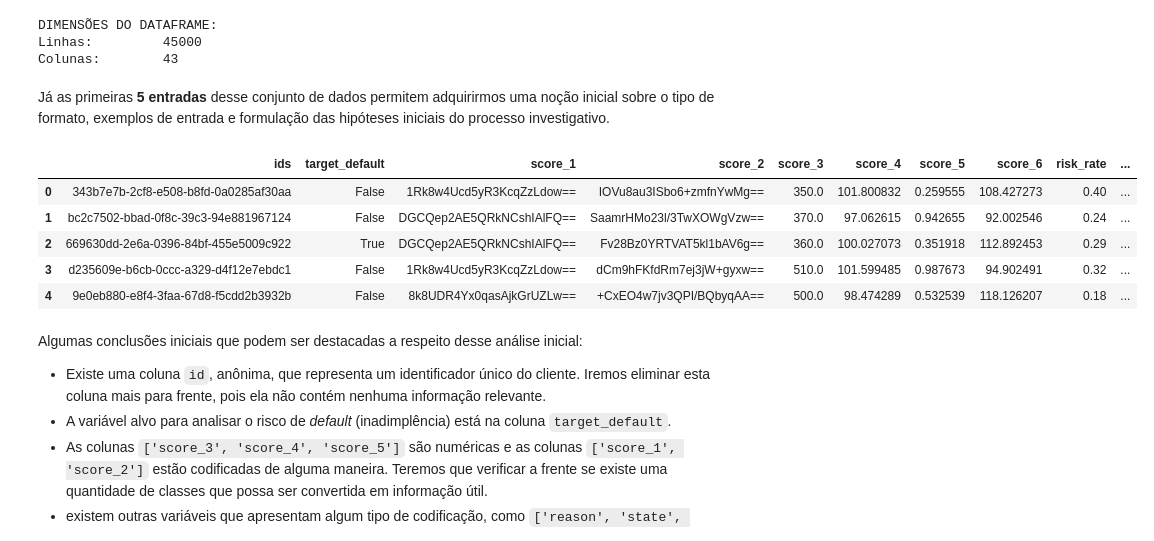
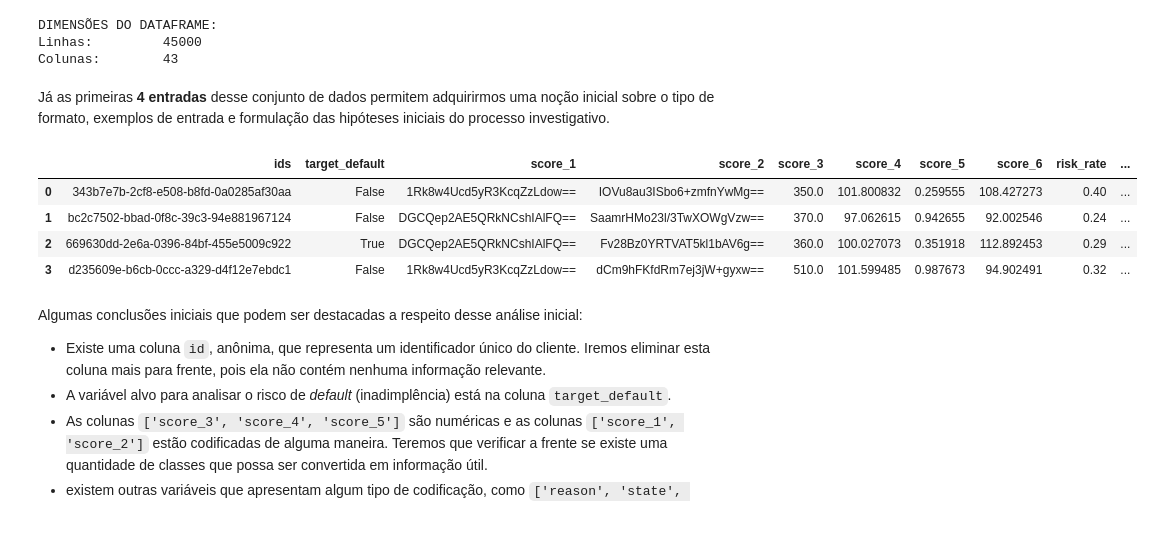
Before and after one commit to RafaelVendiciano/Portfolio, a Jupyter notebook: Avaliação_de_Risco_de_Crédito.ipynb, the cells around one changed output. Drawn from its saved outputs; the diff is of its cells as text; code cells hidden in the pictures.

```diff
--- a/Avaliação_de_Risco_de_Crédito.ipynb
+++ b/Avaliação_de_Risco_de_Crédito.ipynb
@@ -90,17 +90,16 @@ DIMENSÕES DO DATAFRAME:
 Linhas:         45000
 Colunas:        43
 # %% [markdown]
-Já as primeiras **5 entradas** desse conjunto de dados permitem adquirirmos uma noção inicial sobre o tipo de formato, exemplos de entrada e formulação das hipóteses iniciais do processo investigativo.
+Já as primeiras **4 entradas** desse conjunto de dados permitem adquirirmos uma noção inicial sobre o tipo de formato, exemplos de entrada e formulação das hipóteses iniciais do processo investigativo.
 # %%
-# ver as 5 primeiras entradas
-df.head()
+# ver as 4 primeiras entradas
+df.head(4)
 # %% [output]
 |  | ids | target_default | score_1 | score_2 | score_3 | score_4 | score_5 | score_6 | risk_rate | ... |
 | 0 | 343b7e7b-2cf8-e508-b8fd-0a0285af30aa | False | 1Rk8w4Ucd5yR3KcqZzLdow== | IOVu8au3ISbo6+zmfnYwMg== | 350.0 | 101.800832 | 0.259555 | 108.427273 | 0.40 | ... |
 | 1 | bc2c7502-bbad-0f8c-39c3-94e881967124 | False | DGCQep2AE5QRkNCshIAlFQ== | SaamrHMo23l/3TwXOWgVzw== | 370.0 | 97.062615 | 0.942655 | 92.002546 | 0.24 | ... |
 | 2 | 669630dd-2e6a-0396-84bf-455e5009c922 | True | DGCQep2AE5QRkNCshIAlFQ== | Fv28Bz0YRTVAT5kl1bAV6g== | 360.0 | 100.027073 | 0.351918 | 112.892453 | 0.29 | ... |
 | 3 | d235609e-b6cb-0ccc-a329-d4f12e7ebdc1 | False | 1Rk8w4Ucd5yR3KcqZzLdow== | dCm9hFKfdRm7ej3jW+gyxw== | 510.0 | 101.599485 | 0.987673 | 94.902491 | 0.32 | ... |
-| 4 | 9e0eb880-e8f4-3faa-67d8-f5cdd2b3932b | False | 8k8UDR4Yx0qasAjkGrUZLw== | +CxEO4w7jv3QPI/BQbyqAA== | 500.0 | 98.474289 | 0.532539 | 118.126207 | 0.18 | ... |
 # %% [markdown]
 
 Algumas conclusões iniciais que podem ser destacadas a respeito desse análise inicial:
```
